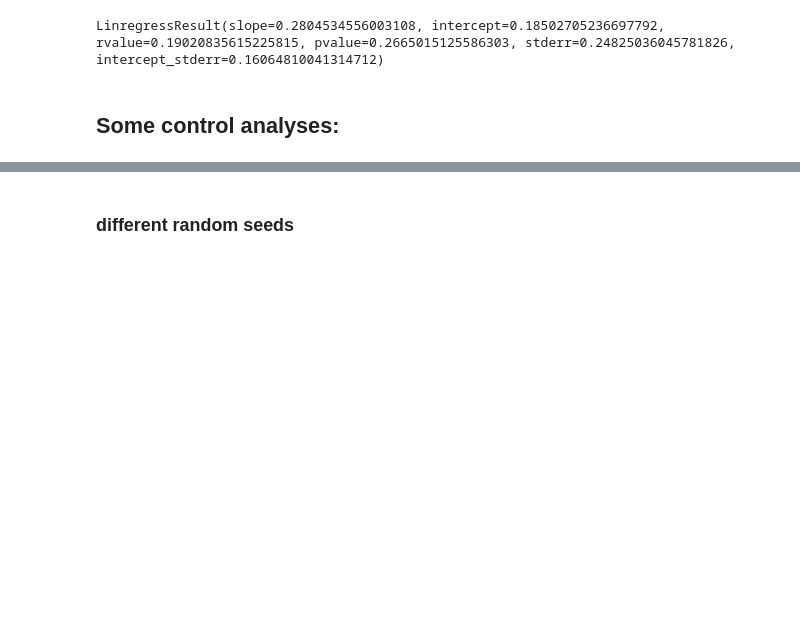
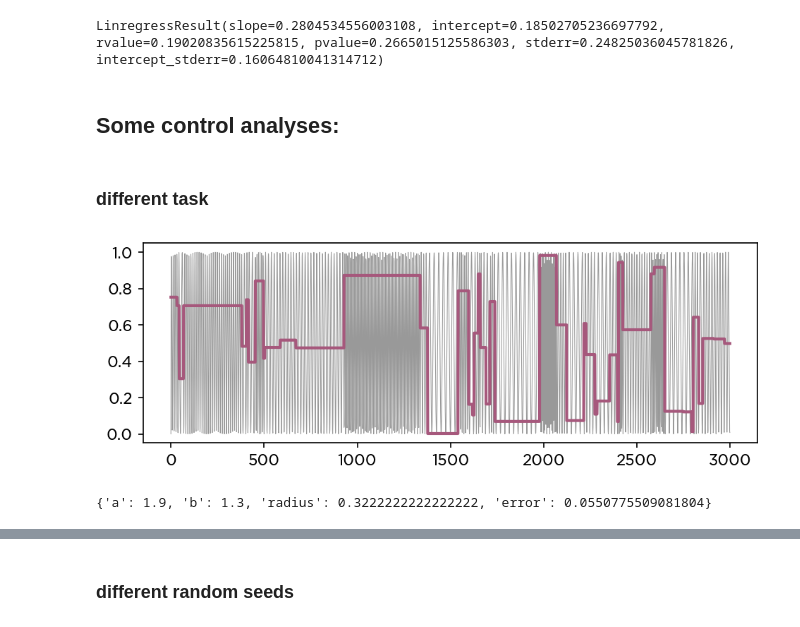
Before and after one commit to kuffmode/Neural-activity-vs-causal-contributions, a Jupyter notebook: causal_modes.ipynb, the cells around one changed output, grey strips where cells are left out. Drawn from its saved outputs; the diff is of its cells as text; code cells hidden in the pictures; blank space fills up the shorter version.

Commit message:
With a second task

```diff
--- a/causal_modes.ipynb
+++ b/causal_modes.ipynb
@@ -722,3 +724,43 @@ linregress(ks_index,pc_structural)
 LinregressResult(slope=0.2804534556003108, intercept=0.18502705236697792, rvalue=0.19020835615225815, pvalue=0.2665015125586303, stderr=0.24825036045781826, intercept_stderr=0.16064810041314712)
 # %% [markdown]
 ## Some control analyses:
+# %% [markdown]
+### different task
+# %%
+def generate_in_sequence(sequence_length):
+  rand_steps = np.zeros((sequence_length, 1))
+  amp = RNG.random(1)
+  for i in range(sequence_length):
+      if RNG.random(1) < 0.015:
+          amp = RNG.random(1)
+      rand_steps[i, 0] = amp
+  return rand_steps
+
+
+def generate_out_sequence(sequence_length, inp_steps, max_period, min_period):
+  sin_period = 0
+  sin_waves = np.zeros((sequence_length, 1))
+  for i in range(1, sequence_length):
+      current_period_length = inp_steps[i-1, 0] * (max_period - min_period) + min_period
+      sin_period = sin_period + 2 * math.pi / current_period_length
+      sin_waves[i, 0] = (np.sin(sin_period) + 1)/2
+  return sin_waves
+
+
+def generate_in_out_sequences(sequence_length, max_period, min_period):
+  input_steps = generate_in_sequence(sequence_length)
+  input_seq = 1 - input_steps
+  output_seq = generate_out_sequence(sequence_length, input_steps,
+                                     max_period, min_period)
+  return input_seq, output_seq
+# %%
+RNG = np.random.default_rng(seed=SEED)
+
+seq_length = 3000
+x, y = generate_in_out_sequences(seq_length, 25.0, 5.0)
+
+plt.figure(figsize=(7.5,2.5),dpi=150)
+plt.plot(y,linewidth=0.5, alpha=0.4,c='k')
+plt.plot(x, linewidth=2.0,c=PURPLE);
+# %% [output]
+[figure, added]
@@ -724,0 +796,18 @@ LinregressResult(slope=0.2804534556003108, intercept=0.18502705236697792, rvalue
+# %%
+# Finding the best weights and spectral radius (hyperparameter tuning):
+parameter_space = list(ParameterGrid({'radius': np.linspace(0.1, 0.6, 10),
+                                      'a': np.linspace(0.1, 2.0, 20),
+                                      'b': np.linspace(0.1, 2.0, 20)}))
+for parameters in tqdm(parameter_space,
+                       total=len(parameter_space),
+                       desc='Optimizing hyperparams: '):
+
+    esn.spectral_radius = parameters['radius']
+    esn.fit(X_train_valid, parameters['a'] * y_train_valid - parameters['b'])
+    y_pred = (esn.predict(X_valid) + parameters['b'])/ parameters['a']
+    parameters.update({'error': mean_squared_error(y_valid[esn.n_transient:], y_pred[esn.n_transient:])})
+
+optimum_params = min(parameter_space, key=lambda x: x['error'])
+optimum_params
+# %% [output]
+{'a': 1.9, 'b': 1.3, 'radius': 0.3222222222222222, 'error': 0.0550775509081804}
```
Also changed, not shown: parts of 10 cells of this notebook, 2 other files.
